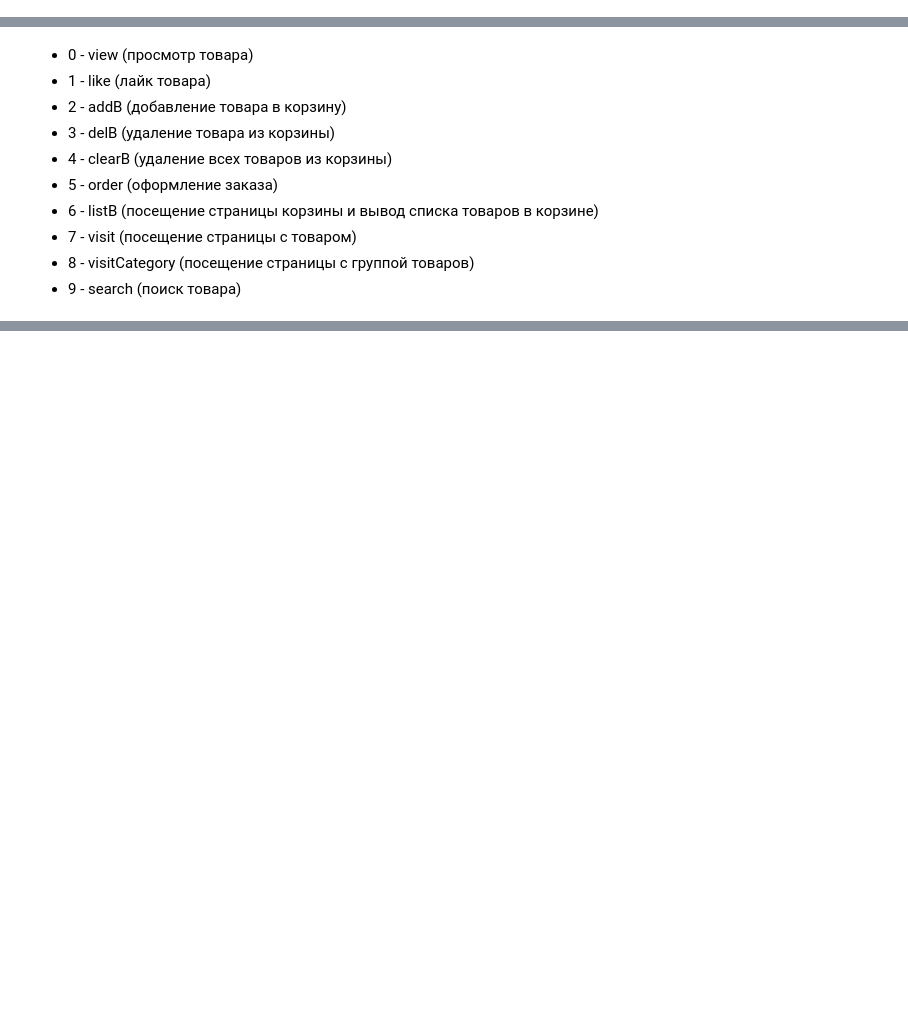
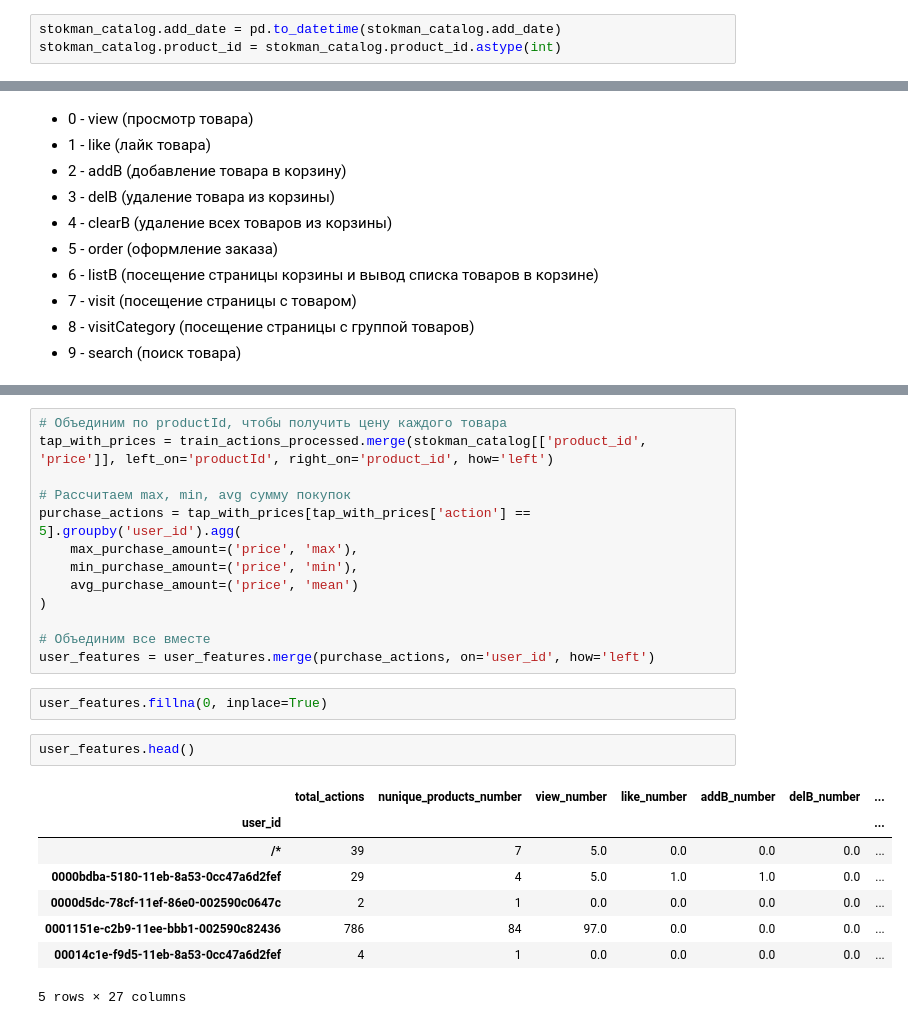
Before and after one commit to VVh1tey/kokoshack2024, a Jupyter notebook: notebooks/02_feature_engineering.ipynb, the cells around one changed output, grey strips where cells are left out. Saved outputs shown, nothing was run; the diff lists cells and outputs as text; blank space fills up the shorter version.

```diff
--- a/notebooks/02_feature_engineering.ipynb
+++ b/notebooks/02_feature_engineering.ipynb
@@ -46,3 +67,6 @@ train_actions_processed.rename({'products': 'productId'}, axis=1, inplace=True)
+# %%
+stokman_catalog.add_date = pd.to_datetime(stokman_catalog.add_date)
+stokman_catalog.product_id = stokman_catalog.product_id.astype(int)
 # %%
 print(train_actions_processed.head())
 print(train_actions_processed.info())
@@ -107,0 +161,26 @@ sns.heatmap(data=a.corr(), annot=True, cmap='YlGnBu')
+# %%
+# Объединим по productId, чтобы получить цену каждого товара
+tap_with_prices = train_actions_processed.merge(stokman_catalog[['product_id', 'price']], left_on='productId', right_on='product_id', how='left')
+
+# Рассчитаем max, min, avg сумму покупок
+purchase_actions = tap_with_prices[tap_with_prices['action'] == 5].groupby('user_id').agg(
+    max_purchase_amount=('price', 'max'),
+    min_purchase_amount=('price', 'min'),
+    avg_purchase_amount=('price', 'mean')
+)
+
+# Объединим все вместе
+user_features = user_features.merge(purchase_actions, on='user_id', how='left')
+# %%
+user_features.fillna(0, inplace=True)
+# %%
+user_features.head()
+# %% [output]
+|  | total_actions | nunique_products_number | view_number | like_number | addB_number | delB_number | ... |
+| user_id |  |  |  |  |  |  | ... |
+| /* | 39 | 7 | 5.0 | 0.0 | 0.0 | 0.0 | ... |
+| 0000bdba-5180-11eb-8a53-0cc47a6d2fef | 29 | 4 | 5.0 | 1.0 | 1.0 | 0.0 | ... |
+| 0000d5dc-78cf-11ef-86e0-002590c0647c | 2 | 1 | 0.0 | 0.0 | 0.0 | 0.0 | ... |
+| 0001151e-c2b9-11ee-bbb1-002590c82436 | 786 | 84 | 97.0 | 0.0 | 0.0 | 0.0 | ... |
+| 00014c1e-f9d5-11eb-8a53-0cc47a6d2fef | 4 | 1 | 0.0 | 0.0 | 0.0 | 0.0 | ... |
+5 rows × 27 columns
```
Also changed, not shown: parts of 9 cells of this notebook, 3 other files.
